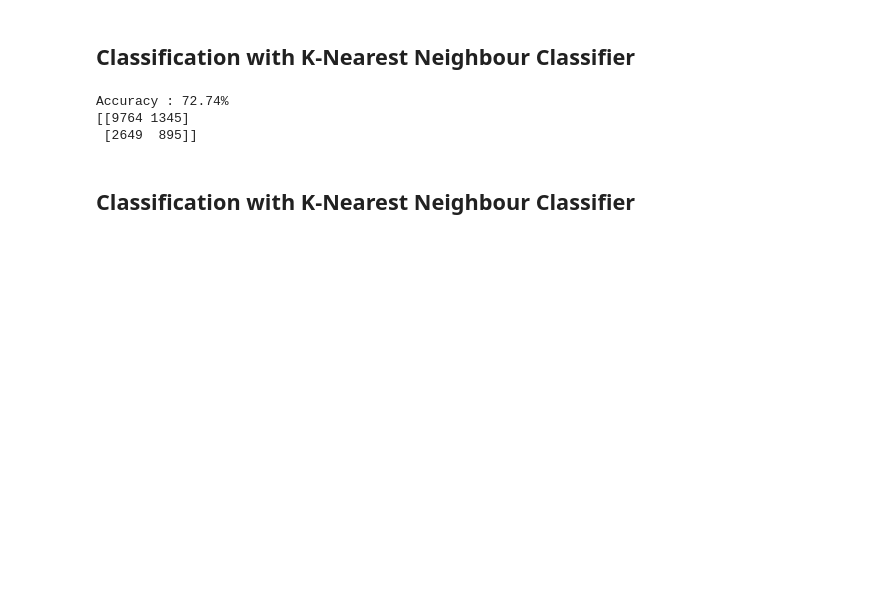
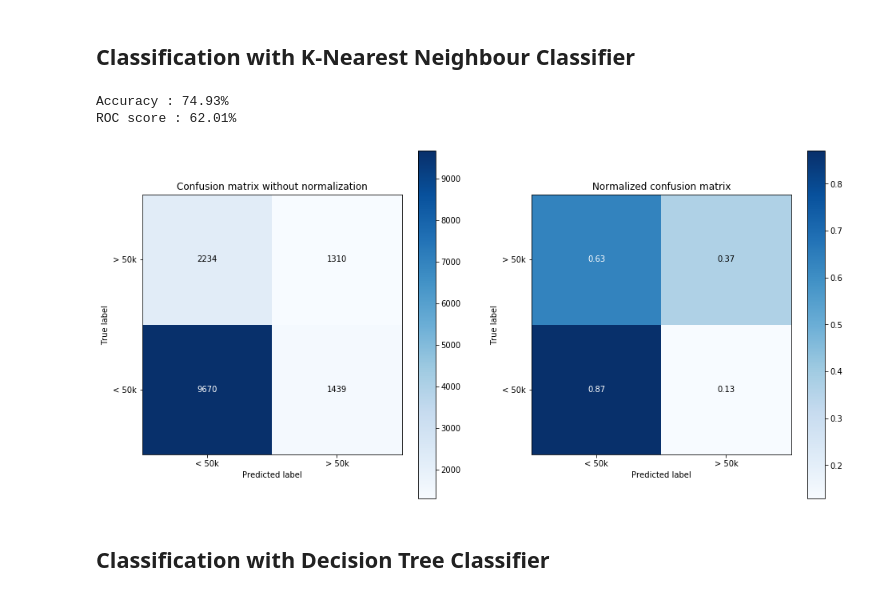
Before and after one commit to teobouvard/study, a Jupyter notebook: 4-UiS/data-science/assignment4/adult_scikit.ipynb, the cells around one changed output. Saved outputs shown, nothing was run; the diff lists cells and outputs as text; code cells hidden in the pictures; blank space fills up the shorter version.

```diff
--- a/4-UiS/data-science/assignment4/adult_scikit.ipynb
+++ b/4-UiS/data-science/assignment4/adult_scikit.ipynb
@@ -124,3 +115,36 @@ x_train, x_test, y_train, y_test = train_test_split(input_columns, output_column
+# %%
+def plot_confusion_matrix(y_true, y_pred, cmap=plt.cm.Blues):
+
+    title = 'Confusion matrix without normalization'
+    title_normalized = 'Normalized confusion matrix'
+    cm = confusion_matrix(y_true, y_pred)
+    cm_normalized = cm.astype('float') / cm.sum(axis=1)[:, np.newaxis]
+    classes = ['< 50k', '> 50k']
+
+
+    fig, (ax0, ax1) = plt.subplots(1, 2, figsize=(16, 8))
+    im0 = ax0.imshow(cm, interpolation='nearest', cmap=cmap)
+    im1 = ax1.imshow(cm_normalized, interpolation='nearest', cmap=cmap)
+    ax0.figure.colorbar(im0, ax=ax0)
+    ax1.figure.colorbar(im1, ax=ax1)
+
+    axes = dict(xticks=[0, 1], yticks=[0, 1], ylim=[-0.5, 1.5], xticklabels=classes, yticklabels=classes, ylabel='True label', xlabel='Predicted label')
+
+    ax0.set(**axes, title=title)
+    ax1.set(**axes, title=title_normalized)
+
+    # Loop over data dimensions and create text annotations.
+    thresh = cm.max() / 2.
+    thresh_n = cm_normalized.max() / 2.
+    for i, i_n in zip(range(cm.shape[0]), range(cm_normalized.shape[0])):
+        for j, j_n in zip(range(cm.shape[1]), range(cm_normalized.shape[1])):
+            ax0.text(j, i, format(cm[i, j], 'd'),
+                    ha="center", va="center",
+                    color="white" if cm[i, j] > thresh else "black")
+
+            ax1.text(j_n, i_n, format(cm_normalized[i_n, j_n], '.2f'),
+                    ha="center", va="center",
+                    color="white" if cm_normalized[i_n, j_n] > thresh_n else "black")
 # %% [markdown]
 ## Classification with K-Nearest Neighbour Classifier
 # %%
@@ -128,19 +152,17 @@ from sklearn.neighbors import KNeighborsClassifier
 # %%
 model = KNeighborsClassifier()
 model.fit(x_train, y_train)
 y_pred = model.predict(x_test)
+
+print(f'Accuracy : {accuracy_score(y_test, y_pred):.2%}')
+print(f'ROC score : {roc_auc_score(y_test, y_pred):.2%}')
+plot_confusion_matrix(y_test, y_pred)
+# %% [output]
+Accuracy : 74.93%
+ROC score : 62.01%
+[figure, added]
-# %%
-accuracy = accuracy_score(y_test, y_pred)
-tn, fp, fn, tp = confusion_matrix(y_test, y_pred).ravel()
-print(f'Accuracy : {accuracy:.2%}')
-print(confusion_matrix(y_test, y_pred))
-#pd.DataFrame(dict(tp=tp, tn=tn))
-# %% [output]
-Accuracy : 72.74%
-[[9764 1345]
- [2649  895]]
 # %% [markdown]
-## Classification with K-Nearest Neighbour Classifier
+## Classification with Decision Tree Classifier
 # %%
 from sklearn.tree import DecisionTreeClassifier
 # %%
```
Also changed, not shown: parts of 25 cells of this notebook, 1 other file.
